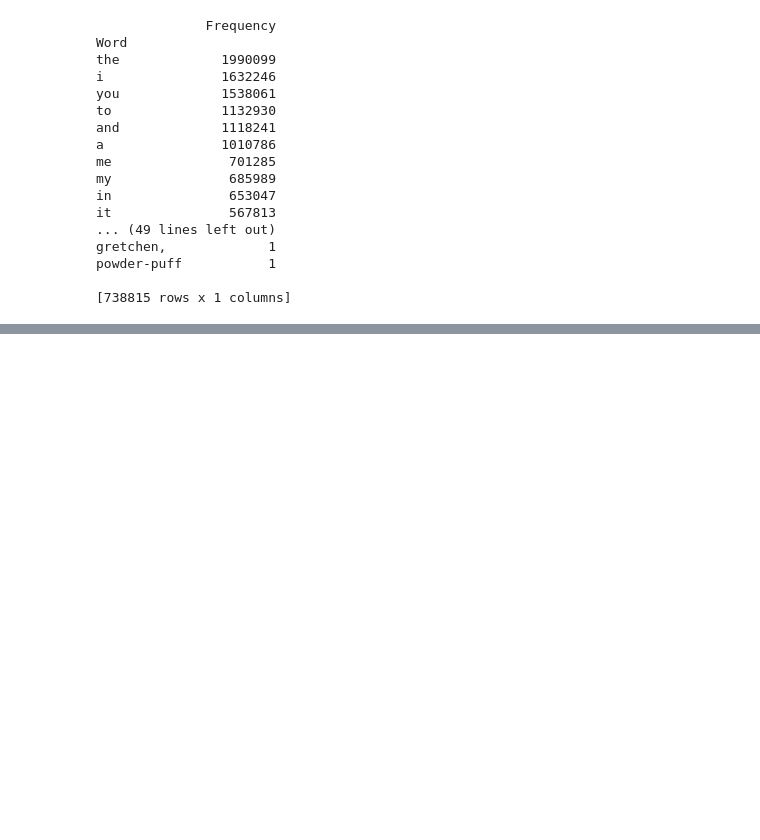
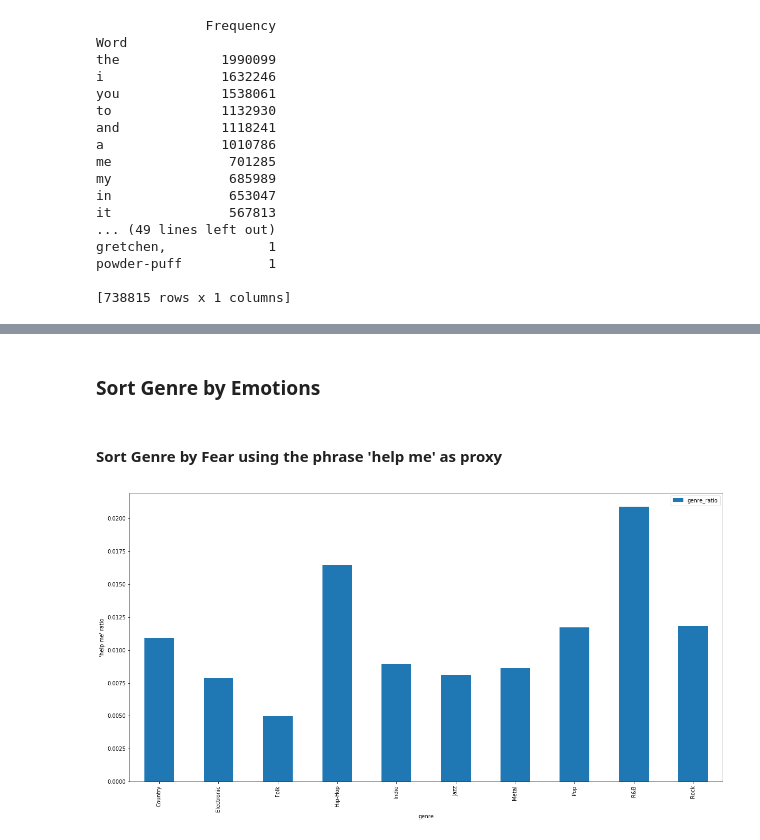
Before and after one commit to ShawnLe007/Lyric-Machine-Learning-Analysis, a Jupyter notebook: COGS118B.ipynb, the cells around one changed output, grey strips where cells are left out. Saved outputs shown, nothing was run; the diff lists cells and outputs as text; code cells hidden in the pictures; blank space fills up the shorter version.

```diff
--- a/COGS118B.ipynb
+++ b/COGS118B.ipynb
@@ -667,0 +682,14 @@ powder-puff           1
+# %% [markdown]
+### Sort Genre by Emotions
+# %% [markdown]
+#### Sort Genre by Fear using the phrase 'help me' as proxy
+# %%
+help_me_count = pd.DataFrame(df.groupby(['genre'])['lyrics'].apply(lambda x: x[x.str.contains('help me')].count()))
+help_me_count.rename(columns={"lyrics":"genre_count"}, inplace=True)
+help_me_ratio = help_me_count/genre_count
+help_me_ratio.rename(columns={'genre_count': 'genre_ratio'}, inplace=True)
+help_me_ratio.plot(kind="bar", figsize=(20,10))
+plt.ylabel("'help me' ratio")
+plt.show()
+# %% [output]
+[figure, added]
```
Also changed, not shown: parts of 91 cells of this notebook.
